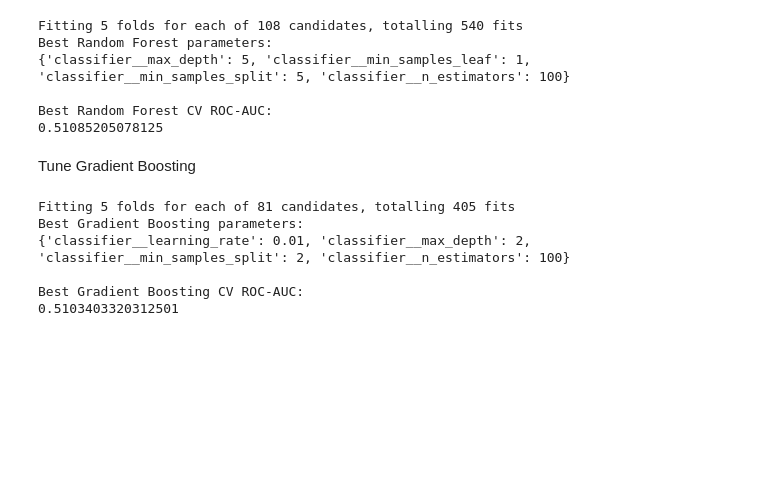
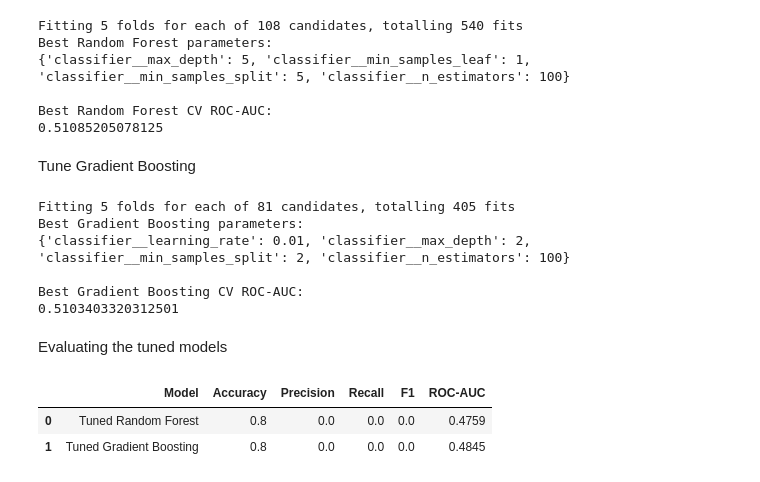
Before and after one commit to chrimapaul/Heart_Disease_Prediction_Group6, a Jupyter notebook: Group6_Capstone_Project.ipynb, the cells around one changed output. Drawn from its saved outputs; the diff is of its cells as text; code cells hidden in the pictures; blank space fills up the shorter version.

Commit message:
Evaluate the tuned models

```diff
--- a/Group6_Capstone_Project.ipynb
+++ b/Group6_Capstone_Project.ipynb
@@ -761,3 +761,36 @@ Best Gradient Boosting parameters:
 
 Best Gradient Boosting CV ROC-AUC:
 0.5103403320312501
+# %% [markdown]
+Evaluating the tuned models
+# %%
+tuned_models = {
+    "Tuned Random Forest": rf_grid.best_estimator_,
+    "Tuned Gradient Boosting": gb_grid.best_estimator_
+}
+
+tuned_results = []
+
+for name, model in tuned_models.items():
+
+    pred = model.predict(X_test)
+    prob = model.predict_proba(X_test)[:, 1]
+
+    tuned_results.append({
+        "Model": name,
+        "Accuracy": accuracy_score(y_test, pred),
+        "Precision": precision_score(y_test, pred),
+        "Recall": recall_score(y_test, pred),
+        "F1": f1_score(y_test, pred),
+        "ROC-AUC": roc_auc_score(y_test, prob)
+    })
+
+tuned_results_df = pd.DataFrame(tuned_results)
+
+display(
+    tuned_results_df.round(4)
+)
+# %% [output]
+|  | Model | Accuracy | Precision | Recall | F1 | ROC-AUC |
+| 0 | Tuned Random Forest | 0.8 | 0.0 | 0.0 | 0.0 | 0.4759 |
+| 1 | Tuned Gradient Boosting | 0.8 | 0.0 | 0.0 | 0.0 | 0.4845 |
```
